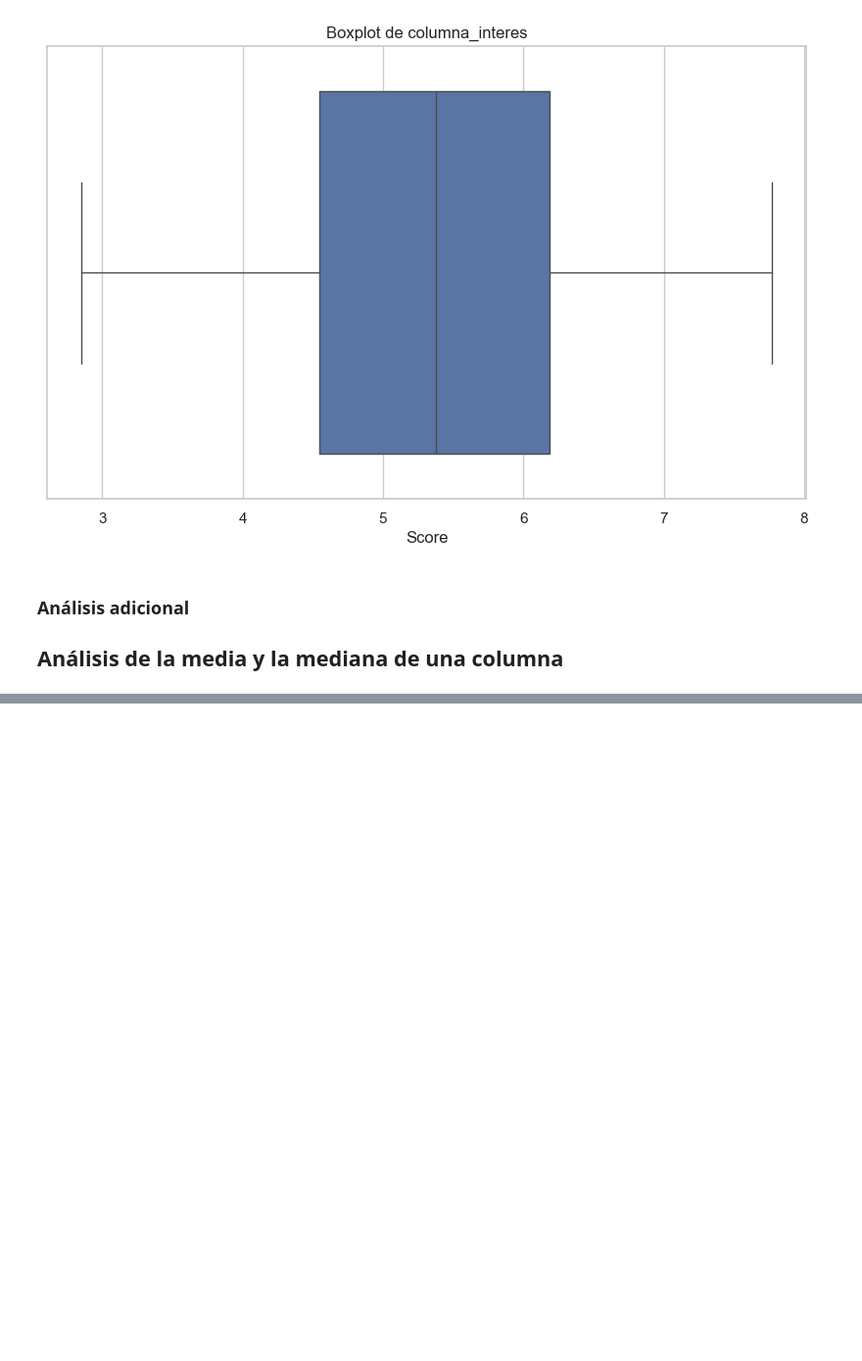
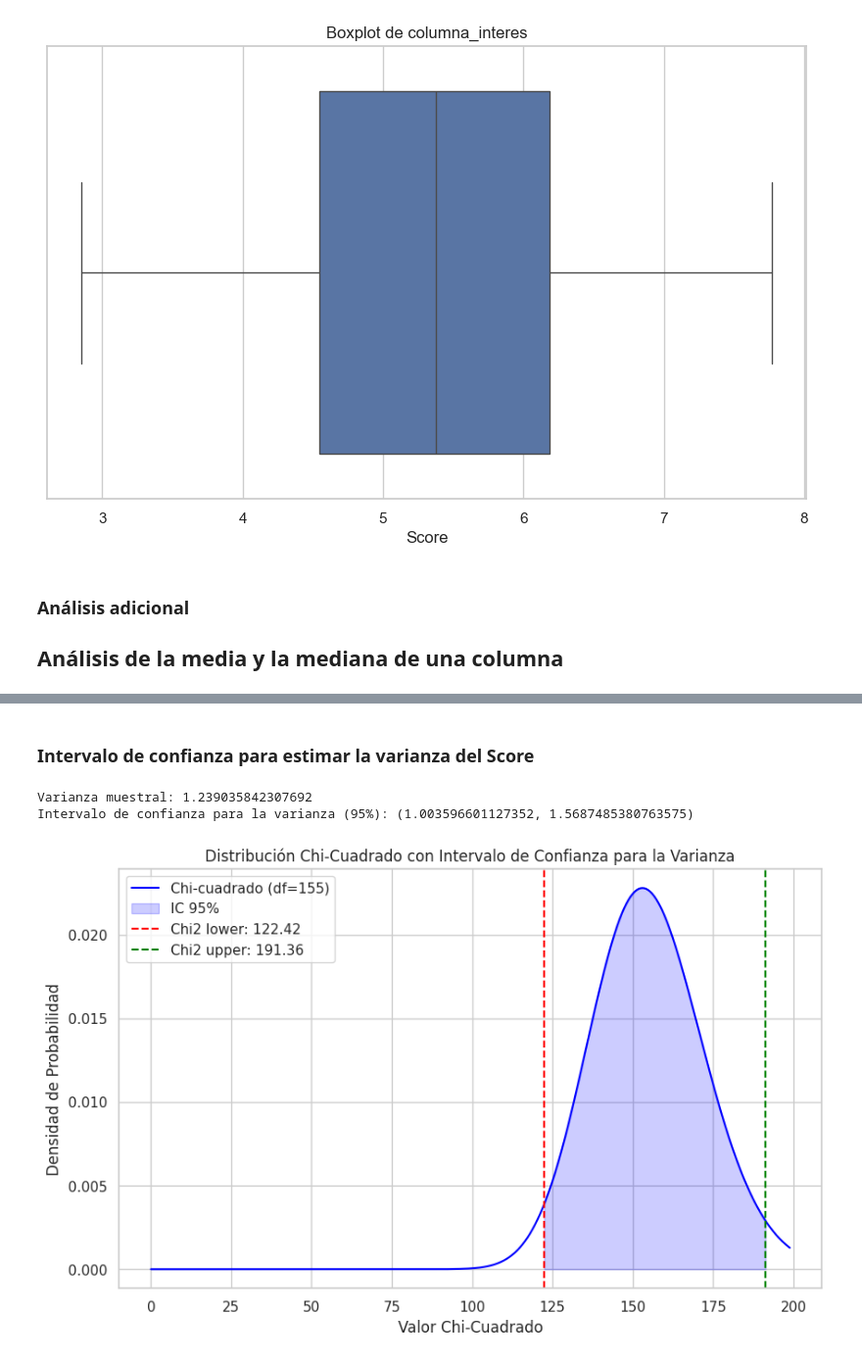
Before and after one commit to Javi111003/Happinness-World-Ranking-Stats, a Jupyter notebook: main.ipynb, the cells around one changed output, grey strips where cells are left out. Shown: that part at 98% size. Cells and saved outputs as stored; diff of their text form; code cells hidden in the pictures; blank space fills up the shorter version.

```diff
--- a/main.ipynb
+++ b/main.ipynb
@@ -281,0 +440,38 @@ print(f'Mediana de columna_interes: {median_value}')
+# %% [markdown]
+### Intervalo de confianza para estimar la varianza del Score
+# %%
+chi2_lower = stats.chi2.ppf(alpha / 2, df=n-1)
+chi2_upper = stats.chi2.ppf(1 - alpha / 2, df=n-1)
+ci_variance = ((n - 1) * variance_score / chi2_upper,
+               (n - 1) * variance_score / chi2_lower)
+
+print(f"Varianza muestral: {variance_score}")
+print(f"Intervalo de confianza para la varianza (95%): {ci_variance}")
+
+# Gráfico de la distribución chi-cuadrado
+plt.figure(figsize=(10, 6))
+x = np.linspace(0, stats.chi2.ppf(0.99, df=n-1), 1000)
+y = stats.chi2.pdf(x, df=n-1)
+
+plt.plot(x, y, label=f'Chi-cuadrado (df={n-1})', color='blue')
+plt.fill_between(x, y,
+                 where=(x >= chi2_lower) & (x <= chi2_upper),
+                 color='blue',
+                 alpha=0.2,
+                 label='IC 95%')
+
+plt.axvline(chi2_lower, color='red', linestyle='dashed',
+            label=f'Chi2 lower: {chi2_lower:.2f}')
+plt.axvline(chi2_upper, color='green', linestyle='dashed',
+            label=f'Chi2 upper: {chi2_upper:.2f}')
+
+plt.title('Distribución Chi-Cuadrado con Intervalo de Confianza para la Varianza')
+plt.xlabel('Valor Chi-Cuadrado')
+plt.ylabel('Densidad de Probabilidad')
+plt.legend()
+plt.grid(True)
+plt.show()
+# %% [output]
+Varianza muestral: 1.239035842307692
+Intervalo de confianza para la varianza (95%): (1.003596601127352, 1.5687485380763575)
+[figure, added]
```
Also changed, not shown: parts of 10 cells of this notebook.
